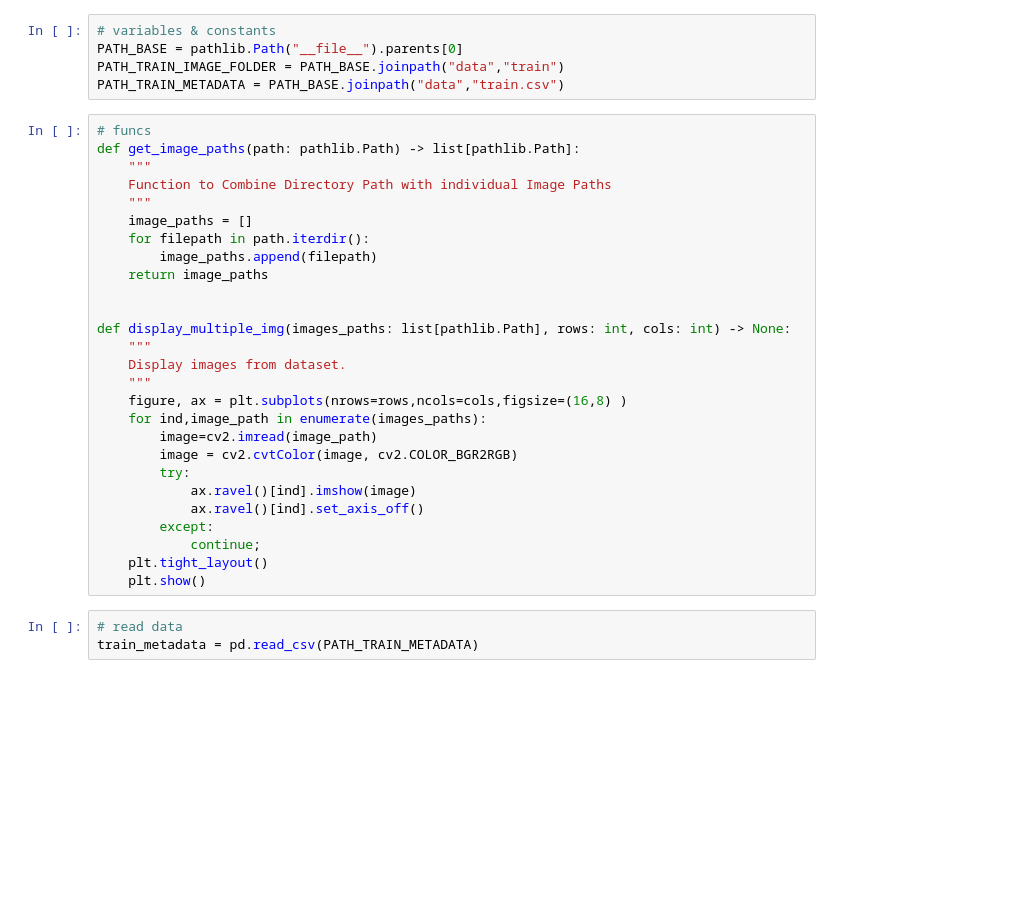
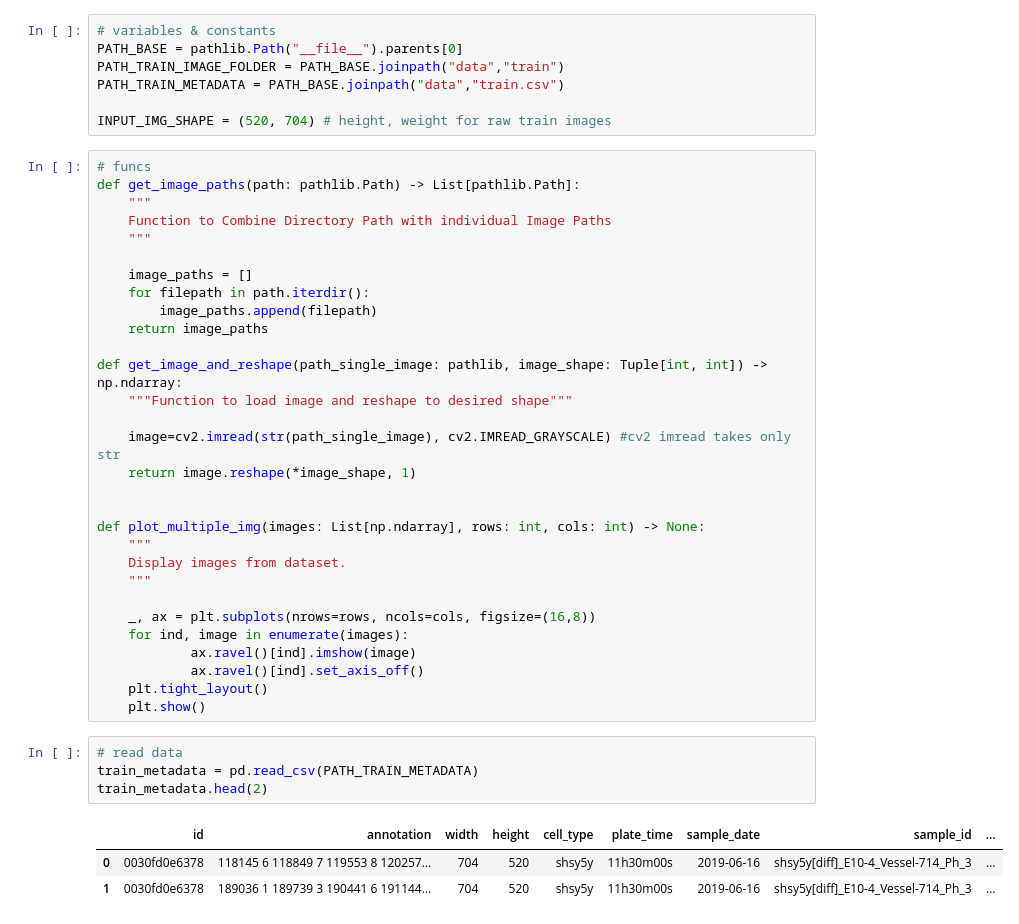
Before and after one commit to petersenjoern/sartorius-cell-segmentation, a Jupyter notebook: exploration.ipynb, the cells around one changed output. Drawn from its saved outputs; the diff is of its cells as text; blank space fills up the shorter version.

```diff
--- a/exploration.ipynb
+++ b/exploration.ipynb
@@ -14,33 +12,43 @@ ModuleNotFoundError: No module named 'matplotlib'
 PATH_BASE = pathlib.Path("__file__").parents[0]
 PATH_TRAIN_IMAGE_FOLDER = PATH_BASE.joinpath("data","train")
 PATH_TRAIN_METADATA = PATH_BASE.joinpath("data","train.csv")
+
+INPUT_IMG_SHAPE = (520, 704) # height, weight for raw train images
 # %%
 # funcs
-def get_image_paths(path: pathlib.Path) -> list[pathlib.Path]:
+def get_image_paths(path: pathlib.Path) -> List[pathlib.Path]:
     """
     Function to Combine Directory Path with individual Image Paths
     """
+
     image_paths = []
     for filepath in path.iterdir():
         image_paths.append(filepath)
     return image_paths
 
+def get_image_and_reshape(path_single_image: pathlib, image_shape: Tuple[int, int]) -> np.ndarray:
+    """Function to load image and reshape to desired shape"""
 
-def display_multiple_img(images_paths: list[pathlib.Path], rows: int, cols: int) -> None:
+    image=cv2.imread(str(path_single_image), cv2.IMREAD_GRAYSCALE) #cv2 imread takes only str
+    return image.reshape(*image_shape, 1)
+
+
+def plot_multiple_img(images: List[np.ndarray], rows: int, cols: int) -> None:
     """
     Display images from dataset.
     """
-    figure, ax = plt.subplots(nrows=rows,ncols=cols,figsize=(16,8) )
-    for ind,image_path in enumerate(images_paths):
-        image=cv2.imread(image_path)
-        image = cv2.cvtColor(image, cv2.COLOR_BGR2RGB)
-        try:
+
+    _, ax = plt.subplots(nrows=rows, ncols=cols, figsize=(16,8))
+    for ind, image in enumerate(images):
             ax.ravel()[ind].imshow(image)
             ax.ravel()[ind].set_axis_off()
-        except:
-            continue;
     plt.tight_layout()
     plt.show()
 # %%
 # read data
 train_metadata = pd.read_csv(PATH_TRAIN_METADATA)
+train_metadata.head(2)
+# %% [output]
+|  | id | annotation | width | height | cell_type | plate_time | sample_date | sample_id | ... |
+| 0 | 0030fd0e6378 | 118145 6 118849 7 119553 8 120257... | 704 | 520 | shsy5y | 11h30m00s | 2019-06-16 | shsy5y[diff]_E10-4_Vessel-714_Ph_3 | ... |
+| 1 | 0030fd0e6378 | 189036 1 189739 3 190441 6 191144... | 704 | 520 | shsy5y | 11h30m00s | 2019-06-16 | shsy5y[diff]_E10-4_Vessel-714_Ph_3 | ... |
```
Also changed, not shown: parts of 7 cells of this notebook, 2 other files.
